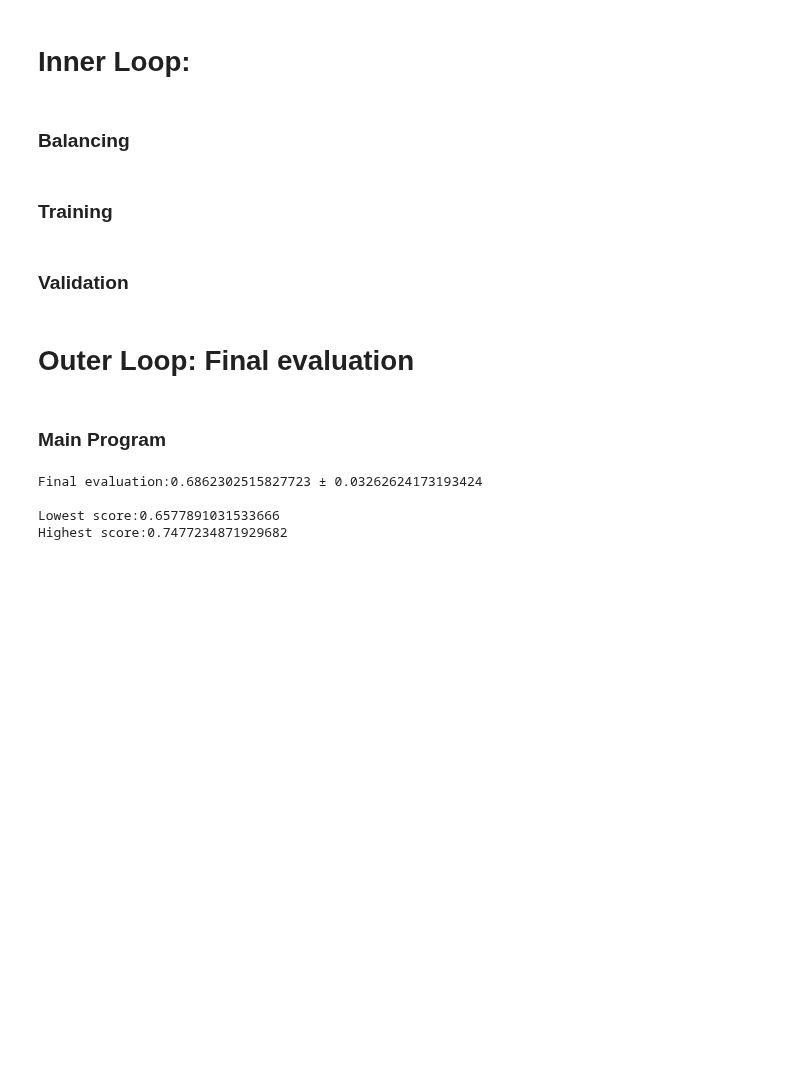
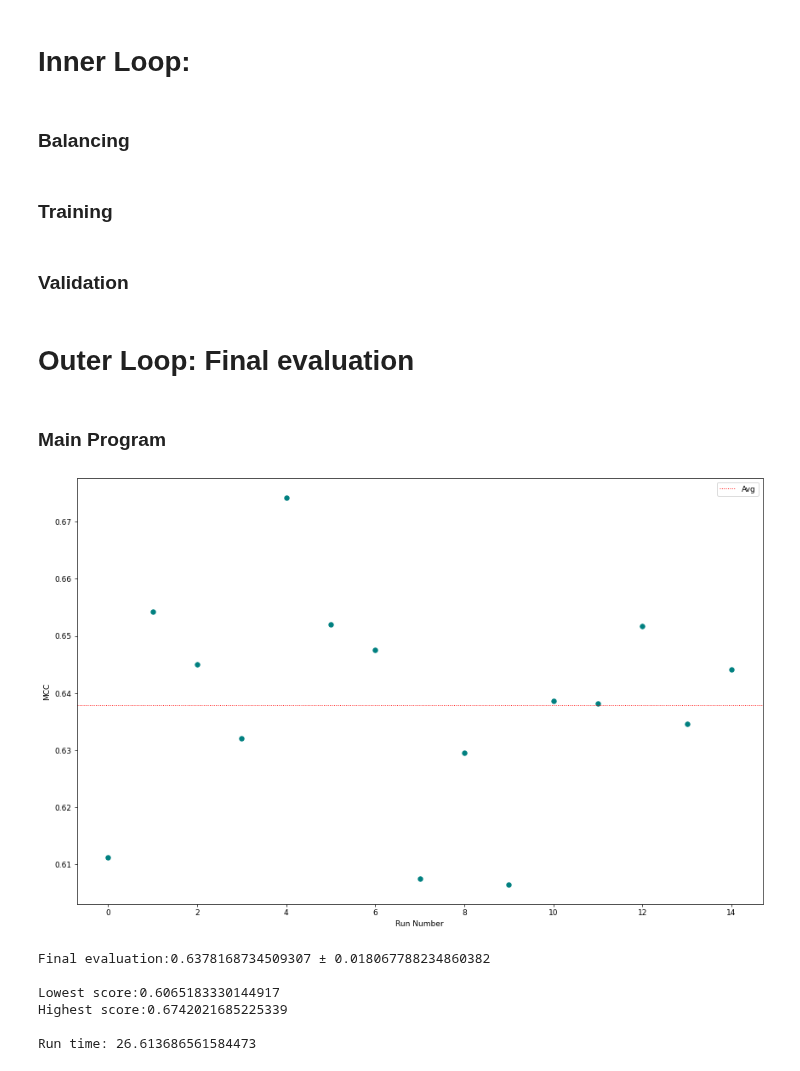
Before and after one commit to Shamin2512/Mutation-Classification, a Jupyter notebook: XGB_MutationClassification.ipynb, the cells around one changed output. Saved outputs shown, nothing was run; the diff lists cells and outputs as text; code cells hidden in the pictures; blank space fills up the shorter version.

Commit message:
First commit after laptop reset- test

```diff
--- a/XGB_MutationClassification.ipynb
+++ b/XGB_MutationClassification.ipynb
@@ -64,7 +64,7 @@ def Train_Test_Split(file):
     AC_dataset                  = pd.read_csv(file, index_col=0)
     Training_Set                = AC_dataset
 
-    Training_Set, Testing_Set   = train_test_split(AC_dataset,train_size = 0.8)
+    Training_Set, Testing_Set   = train_test_split(AC_dataset,train_size = 0.7)
 
     Training_Set.reset_index(drop=True, inplace = True)         #Drop index to avoid training on index values
     Testing_Set.reset_index(drop=True, inplace = True)          #Reset index after splitting for compatability with group fold CV
@@ -83,10 +104,10 @@ def test_dmatrix(Testing_Set):
                 TestData         Testing features
                 TestLabels       Testing labels
 
-    Obtains the testing set's features and labels, and converts the testing set dataframe to a dmatrix for compatasbility with XG Boost API.
+    Testing set as dmatrix for XGBoost API compatabillity
     """
-    TestData     = Testing_Set.drop(['AC Code','dataset'], axis =1)         #Features for testing
-    TestLabels   = Testing_Set['dataset']                                   #Class labels for testing
+    TestData     = Testing_Set.drop(['AC Code','dataset'], axis =1)
+    TestLabels   = Testing_Set['dataset']
 
     d_test = xgb.DMatrix(TestData, TestLabels)
 
@@ -462,7 +483,7 @@ def Weighted_Vote(Prob_matrix):
 
     return(Final_vote, Sum_PD, Sum_SNP)             #Returns the final confidence scores
 # %%
-def CV_evaluation(d_val, Final_vote, fold):
+def CV_evaluation(d_val, Final_vote):
     """
     Input:      d_val             Validation data as Dmatrix
                 Final_vote        Weighted vote classification
@@ -473,9 +494,12 @@ def CV_evaluation(d_val, Final_vote, fold):
     Output_pred = Final_vote
     TrueLabel   = d_val.get_label()
 
-    print(f"-----------------------------------------------------\n              ***CV Fold {fold + 1} Evaluation***\n")
-    print(f"Confusion Matrix:\n {confusion_matrix(TrueLabel, Output_pred)}")
-    print(f"{classification_report(TrueLabel, Output_pred)}\nMCC                  {matthews_corrcoef(TrueLabel, Output_pred)})\n")
+    # print(f"-----------------------------------------------------\n              ***CV Fold Evaluation***\n")
+    # print(f"Confusion Matrix:\n {confusion_matrix(TrueLabel, Output_pred)}")
+    # print(f"{classification_report(TrueLabel, Output_pred)}\nMCC
+    CV_MCC = matthews_corrcoef(TrueLabel, Output_pred)
+
+    return CV_MCC
 # %% [markdown]
 # Outer Loop: Final evaluation
 # %%
@@ -555,42 +579,58 @@ def plot(Score_list):
 ### Main Program
 # %%
 Score_list = []
+CV_Score_List = []
 start = time.time()
-# for i in range(0,5):
-file                               = "AC_dataset.csv"
-Training_Set, Testing_Set          = Train_Test_Split(file)
-d_test, TestData, TestLabels       = test_dmatrix(Testing_Set)
-# test(inData, classData, ValData, Vallabel)
-IT_list, LT_list, IV_list, LV_list = CV(Training_Set)
+for i in range(0,15):
+    file                               = "AC_dataset.csv"
+    Training_Set, Testing_Set          = Train_Test_Split(file)
 
-all_prob_matrix = []
-for fold in range(len(IT_list)):
-    inData = IT_list[fold]
-    classData = LT_list[fold]
-    ValData = IV_list[fold]
-    Vallabel = LV_list[fold]
+    # val_Set, Testing_Set = val_split(Testing_Set, Training_Set)
+    d_test, TestData, TestLabels = test_dmatrix(Testing_Set)
+
+    # test(inData, classData, ValData, Vallabel)
+    # train_features, train_labels = no_cv_data(Training_Set)
+
+    IT_list, LT_list, IV_list, LV_list = CV(Training_Set)
+
+    all_prob_matrix = []
+    for fold in range(len(IT_list)):
+        inData = IT_list[fold]
+        classData = LT_list[fold]
+        ValData = IV_list[fold]
+        Vallabel = LV_list[fold]
+    # inData = train_features
+    # classData = train_labels
+    # ValData = TestData
+    # Vallabel = TestLabels
+
 
     #Validation
     minClass, minSize, maxSize  = find_minority_class(classData)
     BF                          = Balance_ratio(maxSize, minSize)
     Input_folds, Output_folds   = Balance_Folds(BF, inData, classData, minClass, minSize)
     d_train_list, d_val         = GBM_dmatrix(BF, Input_folds, Output_folds, ValData, Vallabel)
     BF_GBC                      = BF_fitting(BF, d_train_list, d_val, MCC_eval_metric)
     Prob_matrix                 = BF_predict(BF_GBC, d_val)
     Final_vote, Sum_PD, Sum_SNP = Weighted_Vote(Prob_matrix)
-    # CV_evaluation(d_val, Final_vote, fold)                #prints classification report for all 5 folds
+    CV_MCC = CV_evaluation(d_val, Final_vote)                #prints classification report for all 5 folds
+    # CV_Score_List.append(CV_MCC)
 
     #Testing
     fold_prob_matrix = fold_predict(BF_GBC, d_test)
     all_prob_matrix.append(fold_prob_matrix)
     MCC_final = final_evaluation(all_prob_matrix, TestLabels)
 
-Score_list.append(MCC_final)
+    Score_list.append(MCC_final)
 end = time.time()
-# plot(Score_list)
+plot(Score_list)
 print(f"Final evaluation:{np.mean(Score_list)} \u00B1 {np.std(Score_list)}\n\nLowest score:{min(Score_list)}\nHighest score:{max(Score_list)}\n\nRun time: {end-start}")
+# print(np.mean(CV_Score_List))
 # %% [output]
+[figure, added]
-Final evaluation:0.6862302515827723 ± 0.03262624173193424
+Final evaluation:0.6378168734509307 ± 0.018067788234860382
 
-Lowest score:0.6577891031533666
-Highest score:0.7477234871929682
+Lowest score:0.6065183330144917
+Highest score:0.6742021685225339
+
+Run time: 26.613686561584473
```
Also changed, not shown: parts of 2 cells of this notebook.
